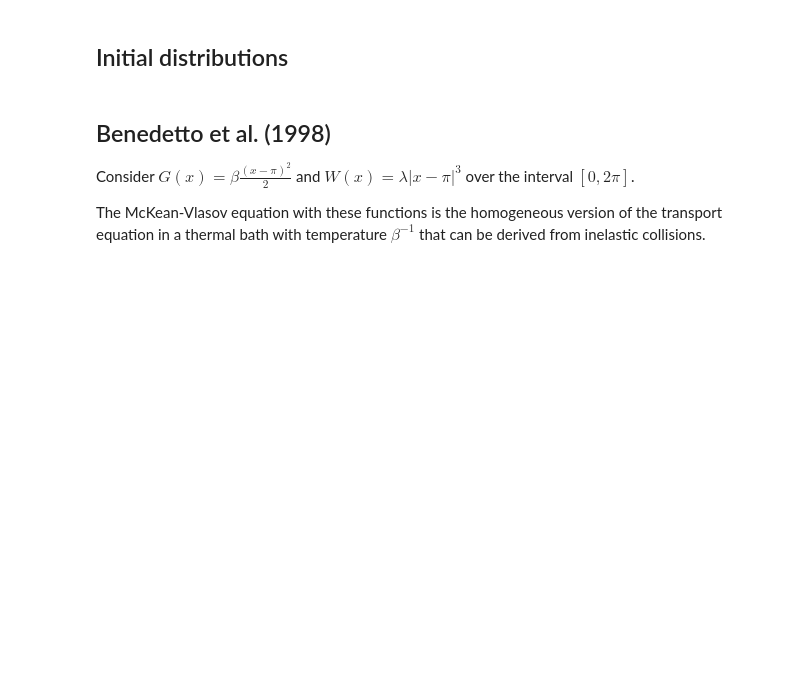
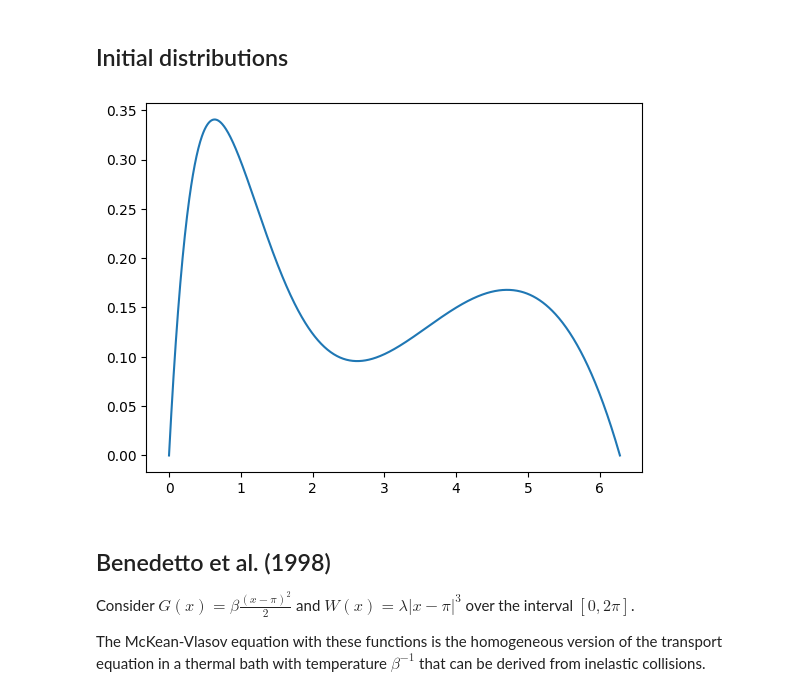
Before and after one commit to lucasmoschen/mckean-vlasov, a Jupyter notebook: codes/plotting.ipynb, the cells around one changed output. Saved outputs shown, nothing was run; the diff lists cells and outputs as text; code cells hidden in the pictures; blank space fills up the shorter version.

```diff
--- a/codes/plotting.ipynb
+++ b/codes/plotting.ipynb
@@ -32,6 +32,12 @@ def mu_0_mixed(x):
     result += 0.5*(x**(alpha_param2 - 1) * (2 * np.pi - x)**(beta_param2 - 1)) / Z2
 
     return result
+# %%
+x = np.linspace(0, 2*np.pi, 1000)
+plt.plot(x, mu_0_mixed(x))
+plt.show()
+# %% [output]
+[figure, added]
 # %% [markdown]
 ## Benedetto et al. (1998)
 
```
Also changed, not shown: parts of 8 cells of this notebook, 3 other files.
